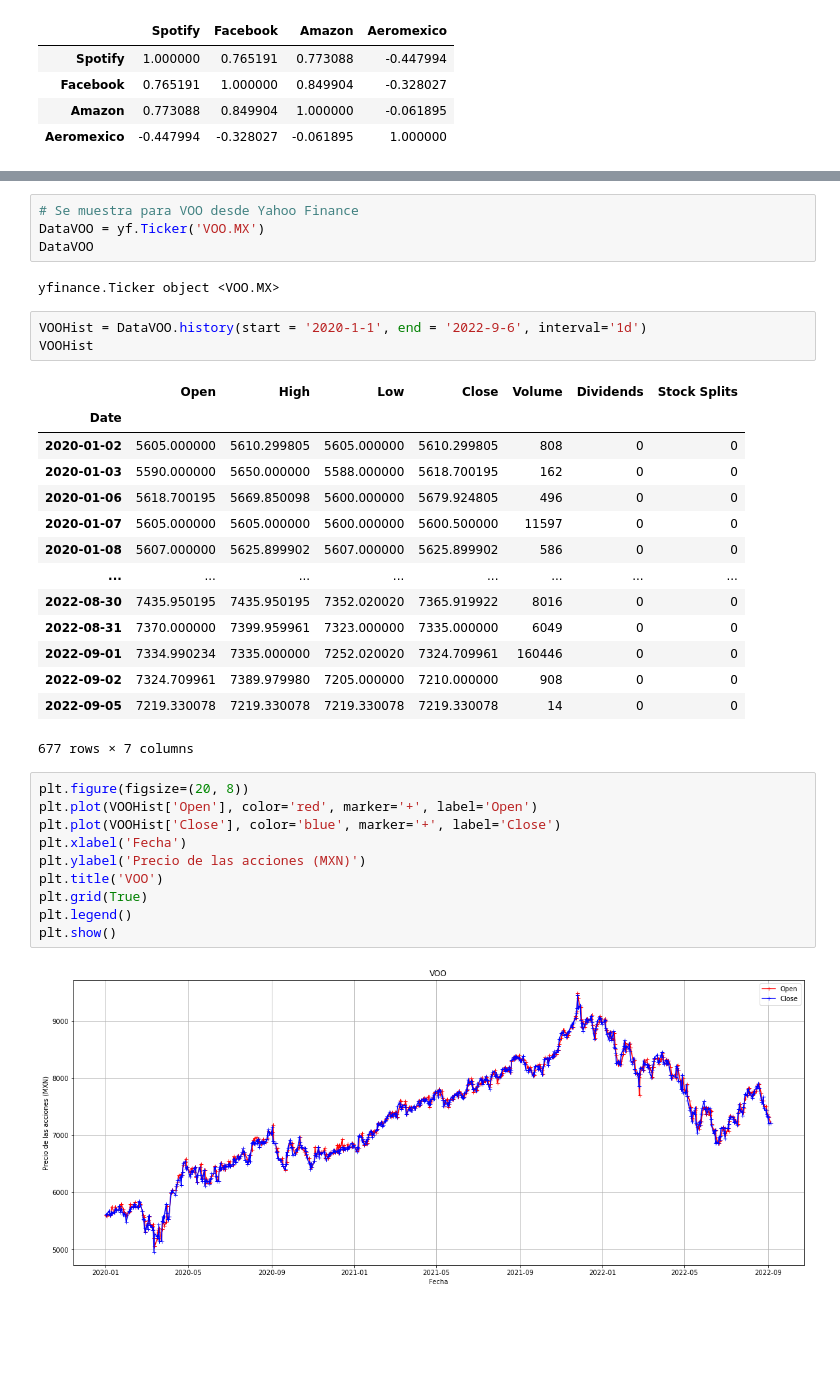
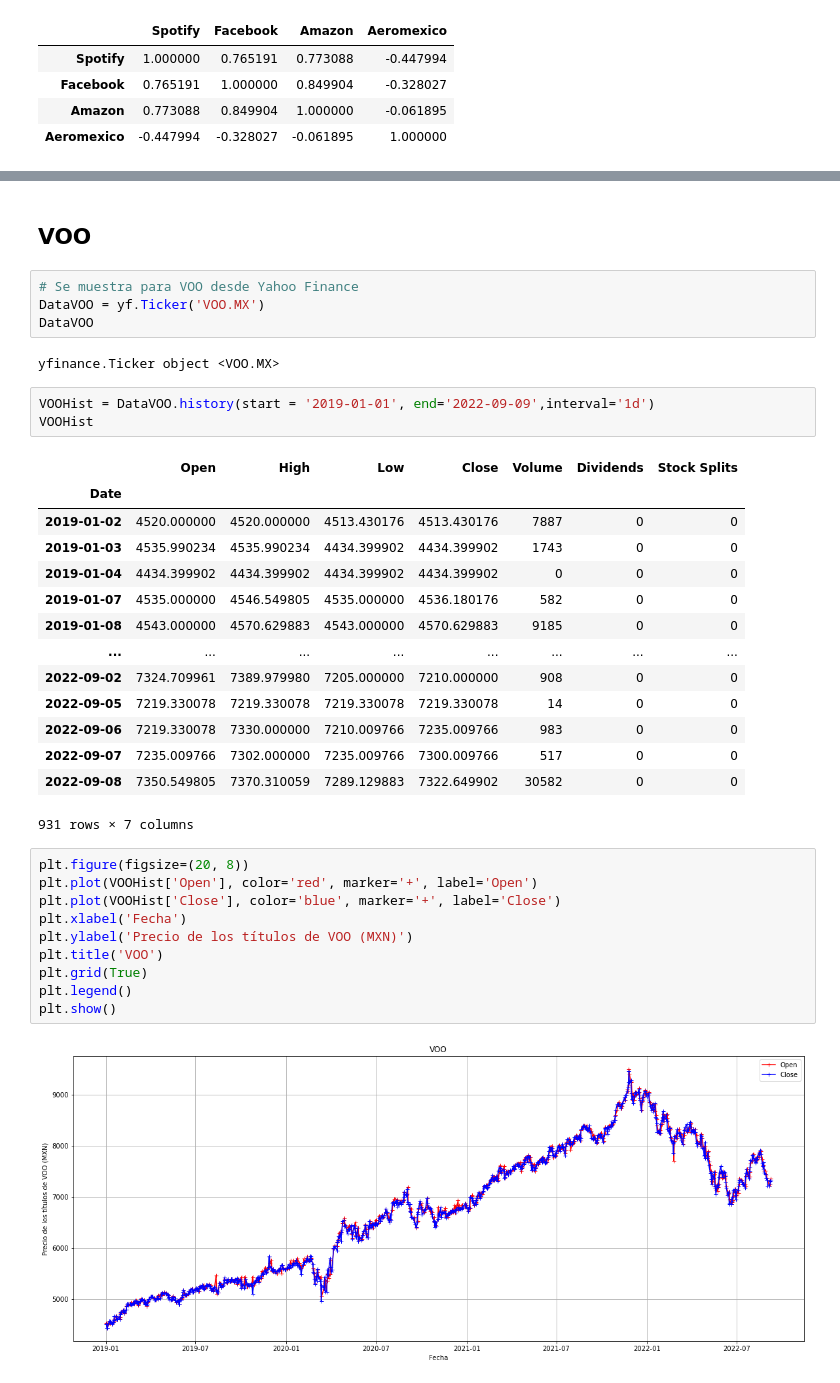
Before and after one commit to OscarCasasolaGarcia/Practicas, a Jupyter notebook: 1EDA/MD_Práctica3_EDA.ipynb, the cells around one changed output, grey strips where cells are left out. Saved outputs shown, nothing was run; the diff lists cells and outputs as text; blank space fills up the shorter version.

```diff
--- a/1EDA/MD_Práctica3_EDA.ipynb
+++ b/1EDA/MD_Práctica3_EDA.ipynb
@@ -523,3 +523,5 @@ DataAcciones
+# %% [markdown]
+## VOO
 # %%
 # Se muestra para VOO desde Yahoo Finance
 DataVOO = yf.Ticker('VOO.MX')
@@ -527,32 +529,32 @@ DataVOO
 # %% [output]
 yfinance.Ticker object <VOO.MX>
 # %%
-VOOHist = DataVOO.history(start = '2020-1-1', end = '2022-9-6', interval='1d')
+VOOHist = DataVOO.history(start = '2019-01-01', end='2022-09-09',interval='1d')
 VOOHist
 # %% [output]
 |  | Open | High | Low | Close | Volume | Dividends | Stock Splits |
 | Date |  |  |  |  |  |  |  |
-| 2020-01-02 | 5605.000000 | 5610.299805 | 5605.000000 | 5610.299805 | 808 | 0 | 0 |
-| 2020-01-03 | 5590.000000 | 5650.000000 | 5588.000000 | 5618.700195 | 162 | 0 | 0 |
-| 2020-01-06 | 5618.700195 | 5669.850098 | 5600.000000 | 5679.924805 | 496 | 0 | 0 |
-| 2020-01-07 | 5605.000000 | 5605.000000 | 5600.000000 | 5600.500000 | 11597 | 0 | 0 |
-| 2020-01-08 | 5607.000000 | 5625.899902 | 5607.000000 | 5625.899902 | 586 | 0 | 0 |
+| 2019-01-02 | 4520.000000 | 4520.000000 | 4513.430176 | 4513.430176 | 7887 | 0 | 0 |
+| 2019-01-03 | 4535.990234 | 4535.990234 | 4434.399902 | 4434.399902 | 1743 | 0 | 0 |
+| 2019-01-04 | 4434.399902 | 4434.399902 | 4434.399902 | 4434.399902 | 0 | 0 | 0 |
+| 2019-01-07 | 4535.000000 | 4546.549805 | 4535.000000 | 4536.180176 | 582 | 0 | 0 |
+| 2019-01-08 | 4543.000000 | 4570.629883 | 4543.000000 | 4570.629883 | 9185 | 0 | 0 |
 | ... | ... | ... | ... | ... | ... | ... | ... |
-| 2022-08-30 | 7435.950195 | 7435.950195 | 7352.020020 | 7365.919922 | 8016 | 0 | 0 |
-| 2022-08-31 | 7370.000000 | 7399.959961 | 7323.000000 | 7335.000000 | 6049 | 0 | 0 |
-| 2022-09-01 | 7334.990234 | 7335.000000 | 7252.020020 | 7324.709961 | 160446 | 0 | 0 |
 | 2022-09-02 | 7324.709961 | 7389.979980 | 7205.000000 | 7210.000000 | 908 | 0 | 0 |
 | 2022-09-05 | 7219.330078 | 7219.330078 | 7219.330078 | 7219.330078 | 14 | 0 | 0 |
+| 2022-09-06 | 7219.330078 | 7330.000000 | 7210.009766 | 7235.009766 | 983 | 0 | 0 |
+| 2022-09-07 | 7235.009766 | 7302.000000 | 7235.009766 | 7300.009766 | 517 | 0 | 0 |
+| 2022-09-08 | 7350.549805 | 7370.310059 | 7289.129883 | 7322.649902 | 30582 | 0 | 0 |
-677 rows × 7 columns
+931 rows × 7 columns
 # %%
 plt.figure(figsize=(20, 8))
 plt.plot(VOOHist['Open'], color='red', marker='+', label='Open')
 plt.plot(VOOHist['Close'], color='blue', marker='+', label='Close')
 plt.xlabel('Fecha')
-plt.ylabel('Precio de las acciones (MXN)')
+plt.ylabel('Precio de los títulos de VOO (MXN)')
 plt.title('VOO')
 plt.grid(True)
 plt.legend()
 plt.show()
 # %% [output]
-[figure, old version]
+[figure, new version]
```
Also changed, not shown: parts of 45 cells of this notebook, 11 other files.
